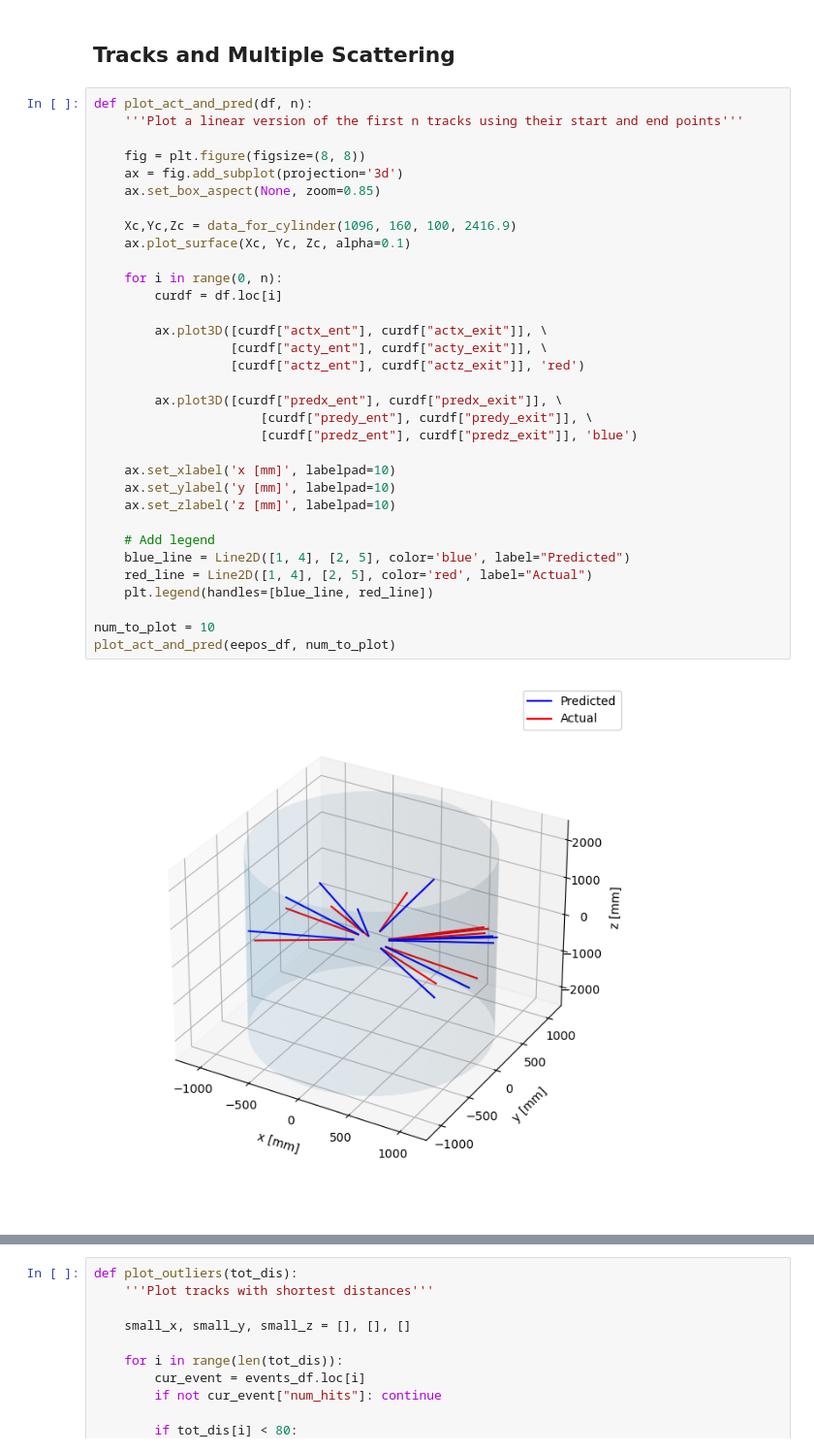
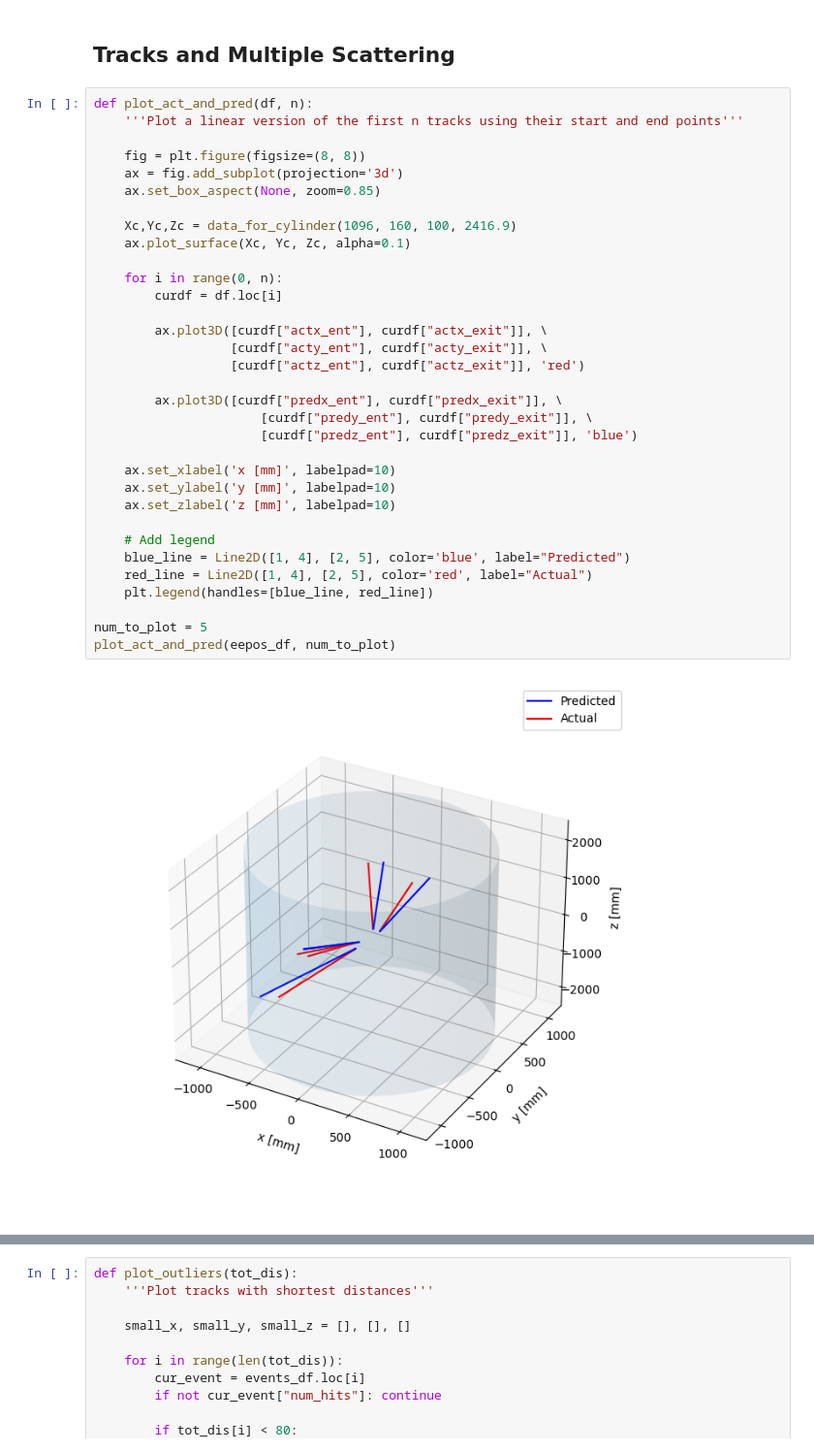
Before and after one commit to JayPRobertson/Belle-II, a Jupyter notebook: Python/geant4_data_analysis.ipynb, the cells around one changed output, grey strips where cells are left out. Shown at 97% size. Cells and saved outputs as stored; diff of their text form.

```diff
--- a/Python/geant4_data_analysis.ipynb
+++ b/Python/geant4_data_analysis.ipynb
@@ -139,35 +262,35 @@ def plot_act_and_pred(df, n):
 
     fig = plt.figure(figsize=(8, 8))
     ax = fig.add_subplot(projection='3d')
     ax.set_box_aspect(None, zoom=0.85)
 
     Xc,Yc,Zc = data_for_cylinder(1096, 160, 100, 2416.9)
     ax.plot_surface(Xc, Yc, Zc, alpha=0.1)
 
     for i in range(0, n):
         curdf = df.loc[i]
 
         ax.plot3D([curdf["actx_ent"], curdf["actx_exit"]], \
                   [curdf["acty_ent"], curdf["acty_exit"]], \
                   [curdf["actz_ent"], curdf["actz_exit"]], 'red')
 
         ax.plot3D([curdf["predx_ent"], curdf["predx_exit"]], \
                       [curdf["predy_ent"], curdf["predy_exit"]], \
                       [curdf["predz_ent"], curdf["predz_exit"]], 'blue')
 
     ax.set_xlabel('x [mm]', labelpad=10)
     ax.set_ylabel('y [mm]', labelpad=10)
     ax.set_zlabel('z [mm]', labelpad=10)
 
     # Add legend
     blue_line = Line2D([1, 4], [2, 5], color='blue', label="Predicted")
     red_line = Line2D([1, 4], [2, 5], color='red', label="Actual")
     plt.legend(handles=[blue_line, red_line])
 
-num_to_plot = 10
+num_to_plot = 5
 plot_act_and_pred(eepos_df, num_to_plot)
 # %% [output]
-[figure, old version]
+[figure, new version]
 # %%
 def get_avg_scattering(df):
     sum_dist = 0
```
Also changed, not shown: parts of 11 cells of this notebook, 20 other files.
